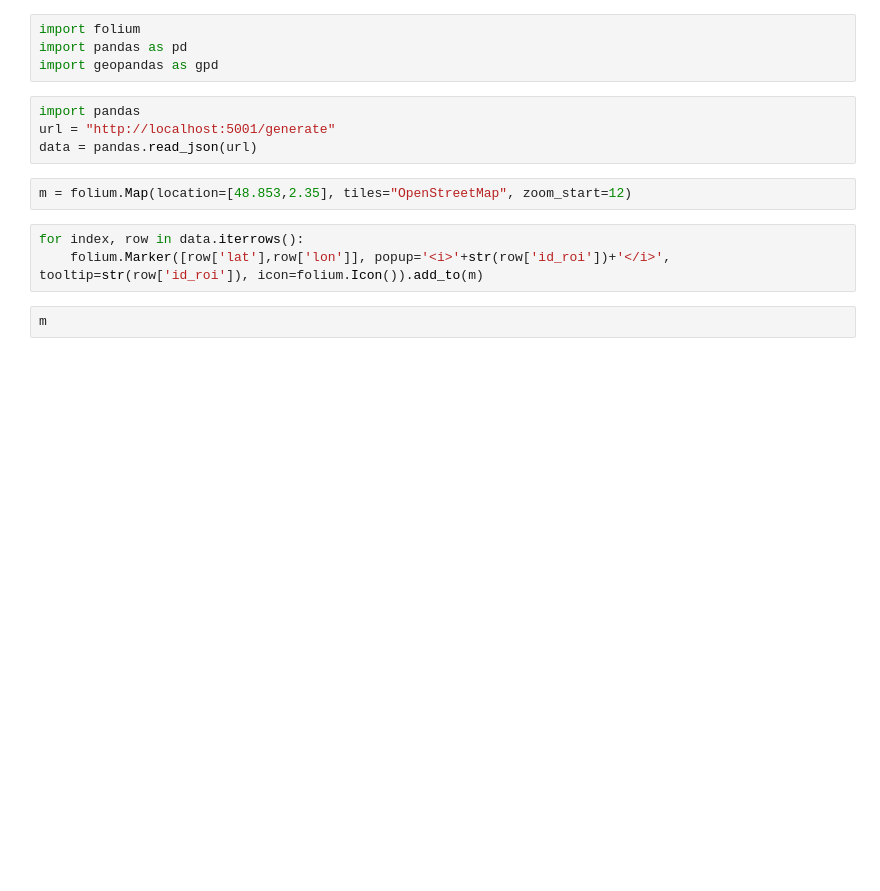
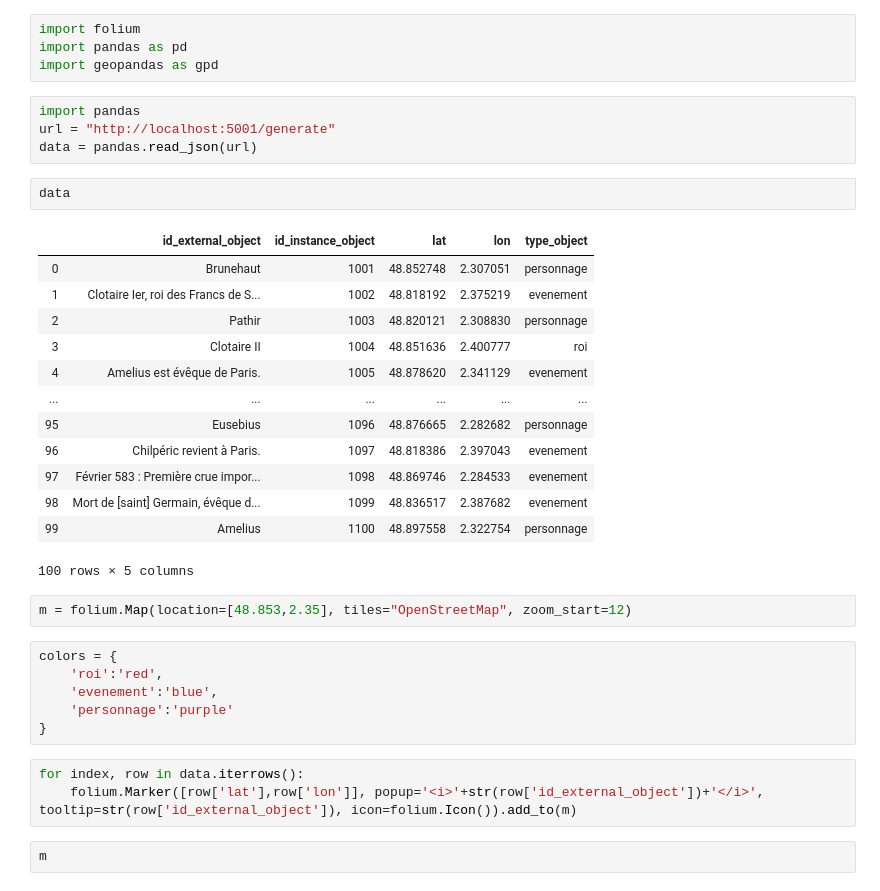
Before and after one commit to oursbrindille/points-interets-parisiens, a Jupyter notebook: notebooks/test-map.ipynb, the cells around one changed output. Saved outputs shown, nothing was run; the diff lists cells and outputs as text; blank space fills up the shorter version.

```diff
--- a/notebooks/test-map.ipynb
+++ b/notebooks/test-map.ipynb
@@ -6,11 +6,33 @@ import geopandas as gpd
 import pandas
 url = "http://localhost:5001/generate"
 data = pandas.read_json(url)
+# %%
+data
+# %% [output]
+|  | id_external_object | id_instance_object | lat | lon | type_object |
+| 0 | Brunehaut | 1001 | 48.852748 | 2.307051 | personnage |
+| 1 | Clotaire Ier, roi des Francs de S... | 1002 | 48.818192 | 2.375219 | evenement |
+| 2 | Pathir | 1003 | 48.820121 | 2.308830 | personnage |
+| 3 | Clotaire II | 1004 | 48.851636 | 2.400777 | roi |
+| 4 | Amelius est évêque de Paris. | 1005 | 48.878620 | 2.341129 | evenement |
+| ... | ... | ... | ... | ... | ... |
+| 95 | Eusebius | 1096 | 48.876665 | 2.282682 | personnage |
+| 96 | Chilpéric revient à Paris. | 1097 | 48.818386 | 2.397043 | evenement |
+| 97 | Février 583 : Première crue impor... | 1098 | 48.869746 | 2.284533 | evenement |
+| 98 | Mort de [saint] Germain, évêque d... | 1099 | 48.836517 | 2.387682 | evenement |
+| 99 | Amelius | 1100 | 48.897558 | 2.322754 | personnage |
+100 rows × 5 columns
 # %%
 m = folium.Map(location=[48.853,2.35], tiles="OpenStreetMap", zoom_start=12)
+# %%
+colors = {
+    'roi':'red',
+    'evenement':'blue',
+    'personnage':'purple'
+}
 # %%
 for index, row in data.iterrows():
-    folium.Marker([row['lat'],row['lon']], popup='<i>'+str(row['id_roi'])+'</i>', tooltip=str(row['id_roi']), icon=folium.Icon()).add_to(m)
+    folium.Marker([row['lat'],row['lon']], popup='<i>'+str(row['id_external_object'])+'</i>', tooltip=str(row['id_external_object']), icon=folium.Icon()).add_to(m)
 # %%
 m
 # %% [output]
```
